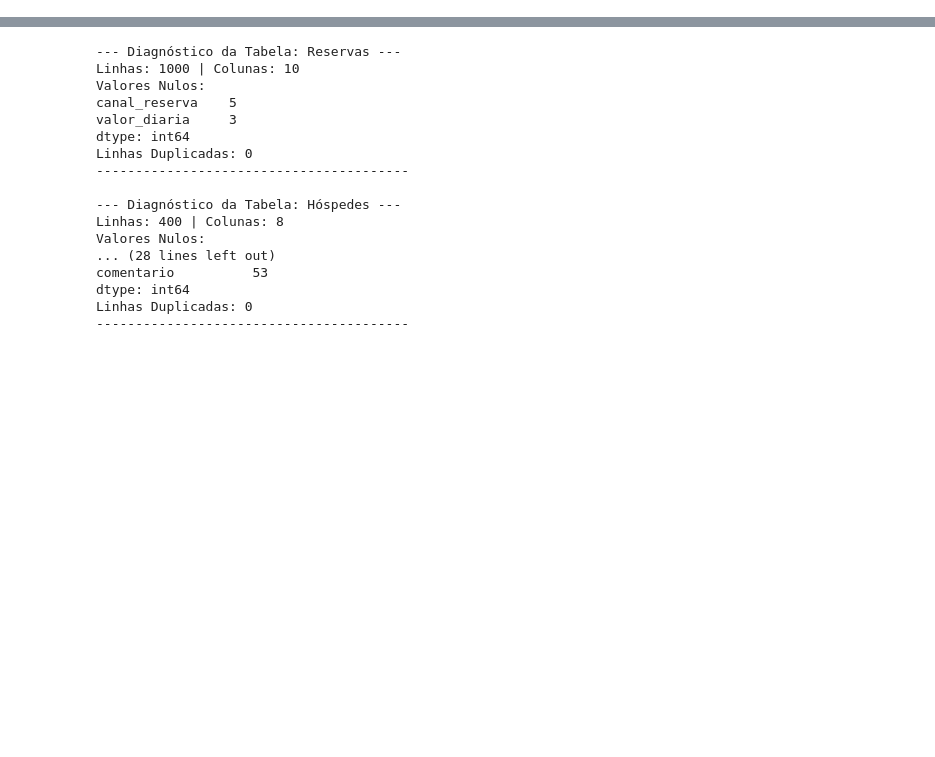
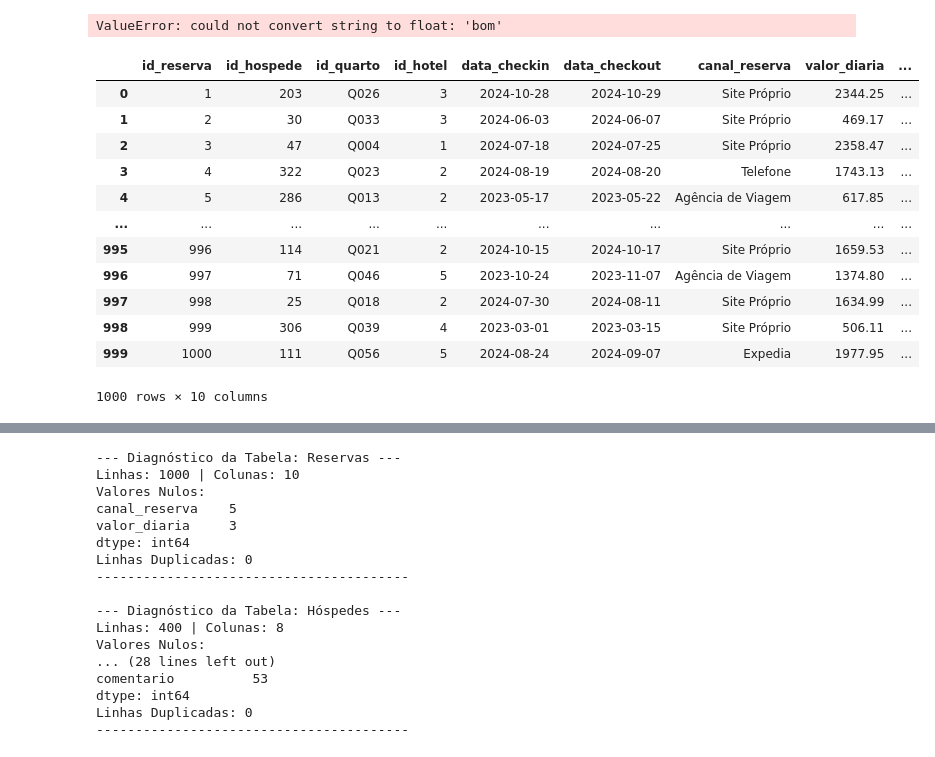
Before and after one commit to alexxjustino/ProjetoNaraSenac, a Jupyter notebook: ProjetoNaraSenac.ipynb, the cells around one changed output, grey strips where cells are left out. Saved outputs shown, nothing was run; the diff lists cells and outputs as text; code cells hidden in the pictures; blank space fills up the shorter version.

```diff
--- a/ProjetoNaraSenac.ipynb
+++ b/ProjetoNaraSenac.ipynb
@@ -31,0 +104,21 @@ df_avaliacoes = pd.read_csv('avaliacoes.csv')
+# %%
+df_avaliacoes_total['nota_geral'] = df_avaliacoes_total['nota_geral'].astype(float)
+df_avaliacoes_total
+# %% [output]
+ValueError: could not convert string to float: 'bom'
+# %%
+df_reservas
+# %% [output]
+|  | id_reserva | id_hospede | id_quarto | id_hotel | data_checkin | data_checkout | canal_reserva | valor_diaria | ... |
+| 0 | 1 | 203 | Q026 | 3 | 2024-10-28 | 2024-10-29 | Site Próprio | 2344.25 | ... |
+| 1 | 2 | 30 | Q033 | 3 | 2024-06-03 | 2024-06-07 | Site Próprio | 469.17 | ... |
+| 2 | 3 | 47 | Q004 | 1 | 2024-07-18 | 2024-07-25 | Site Próprio | 2358.47 | ... |
+| 3 | 4 | 322 | Q023 | 2 | 2024-08-19 | 2024-08-20 | Telefone | 1743.13 | ... |
+| 4 | 5 | 286 | Q013 | 2 | 2023-05-17 | 2023-05-22 | Agência de Viagem | 617.85 | ... |
+| ... | ... | ... | ... | ... | ... | ... | ... | ... | ... |
+| 995 | 996 | 114 | Q021 | 2 | 2024-10-15 | 2024-10-17 | Site Próprio | 1659.53 | ... |
+| 996 | 997 | 71 | Q046 | 5 | 2023-10-24 | 2023-11-07 | Agência de Viagem | 1374.80 | ... |
+| 997 | 998 | 25 | Q018 | 2 | 2024-07-30 | 2024-08-11 | Site Próprio | 1634.99 | ... |
+| 998 | 999 | 306 | Q039 | 4 | 2023-03-01 | 2023-03-15 | Site Próprio | 506.11 | ... |
+| 999 | 1000 | 111 | Q056 | 5 | 2024-08-24 | 2024-09-07 | Expedia | 1977.95 | ... |
+1000 rows × 10 columns
```
Also changed, not shown: parts of 14 cells of this notebook.
